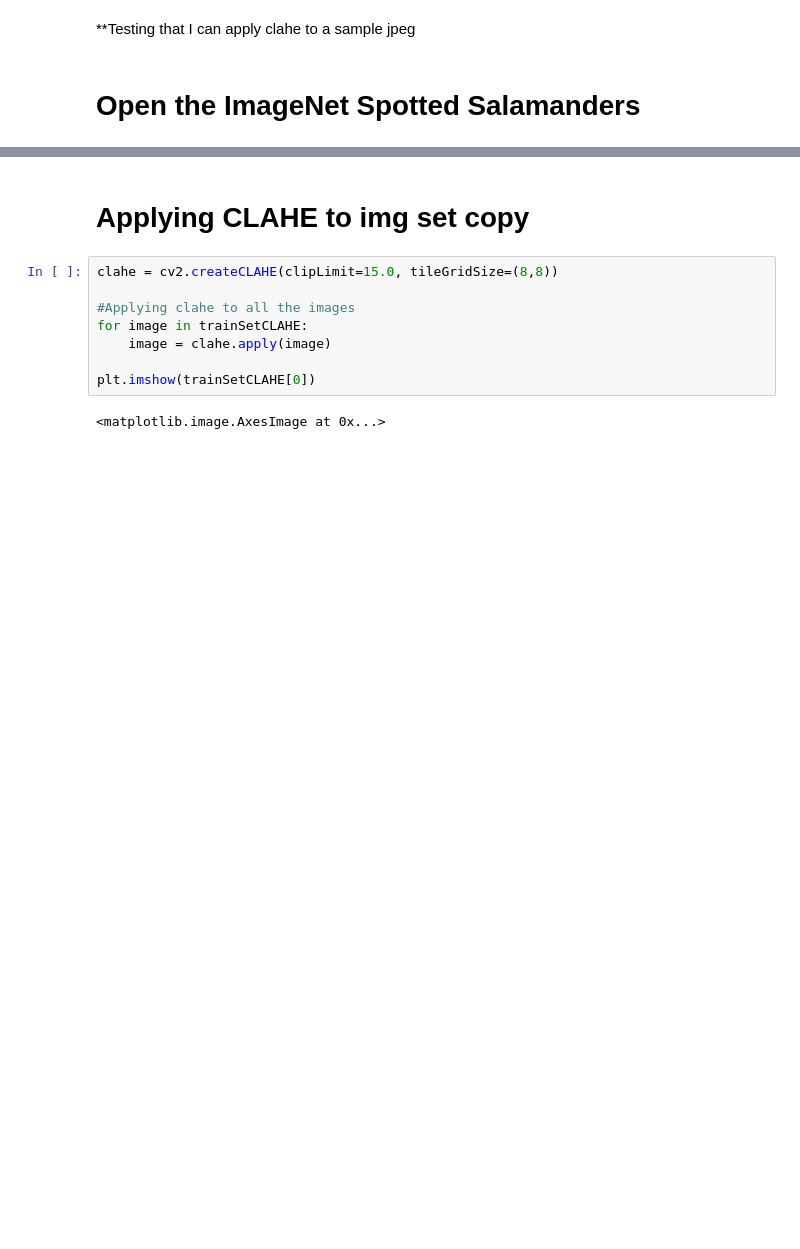
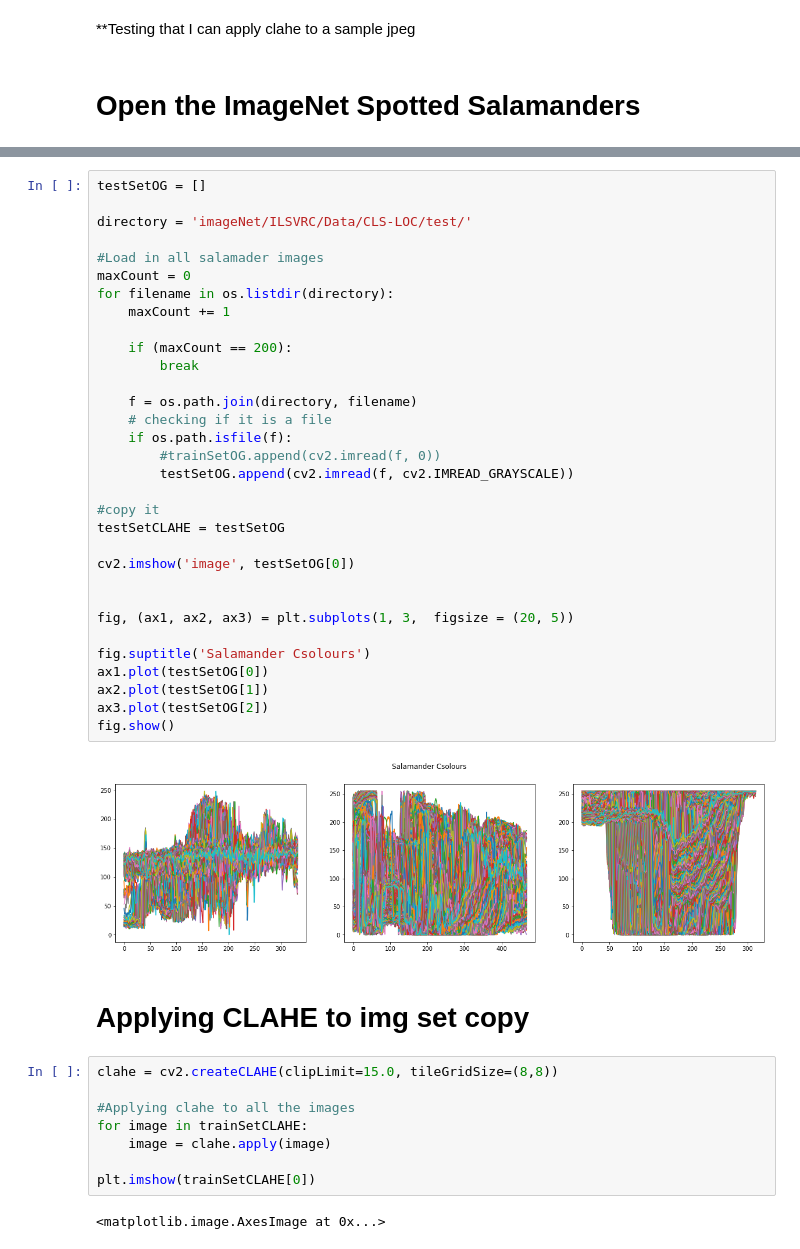
Before and after one commit to imckechn/imageEnhancer, a Jupyter notebook: main.ipynb, the cells around one changed output, grey strips where cells are left out. Saved outputs shown, nothing was run; the diff lists cells and outputs as text; blank space fills up the shorter version.

```diff
--- a/main.ipynb
+++ b/main.ipynb
@@ -57,4 +62,38 @@ fig.show()
 [figure]
+# %%
+testSetOG = []
+
+directory = 'imageNet/ILSVRC/Data/CLS-LOC/test/'
+
+#Load in all salamader images
+maxCount = 0
+for filename in os.listdir(directory):
+    maxCount += 1
+
+    if (maxCount == 200):
+        break
+
+    f = os.path.join(directory, filename)
+    # checking if it is a file
+    if os.path.isfile(f):
+        #trainSetOG.append(cv2.imread(f, 0))
+        testSetOG.append(cv2.imread(f, cv2.IMREAD_GRAYSCALE))
+
+#copy it
+testSetCLAHE = testSetOG
+
+cv2.imshow('image', testSetOG[0])
+
+
+fig, (ax1, ax2, ax3) = plt.subplots(1, 3,  figsize = (20, 5))
+
+fig.suptitle('Salamander Csolours')
+ax1.plot(testSetOG[0])
+ax2.plot(testSetOG[1])
+ax3.plot(testSetOG[2])
+fig.show()
+# %% [output]
+[figure, added]
 # %% [markdown]
 # Applying CLAHE to img set copy
 # %%
```
Also changed, not shown: parts of 8 cells of this notebook.
